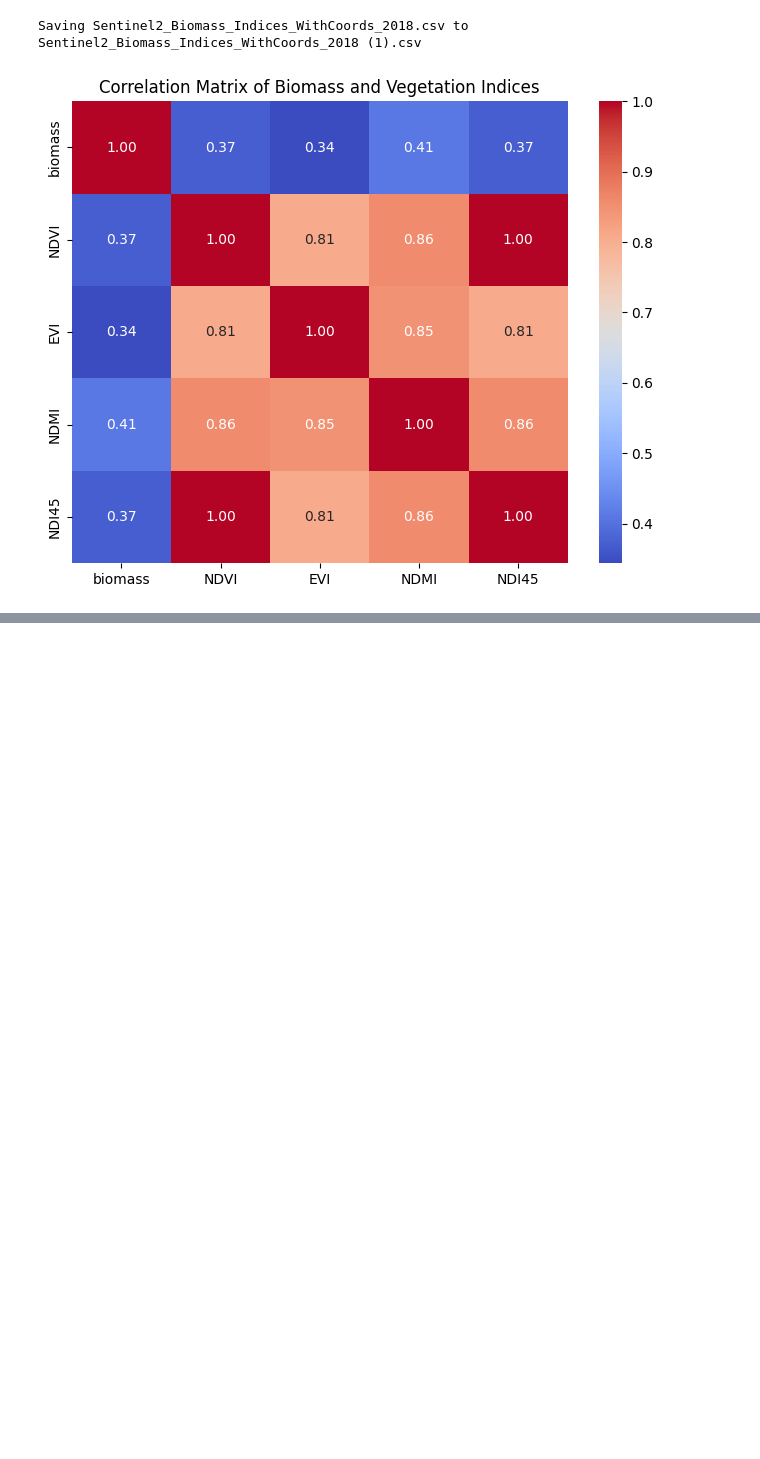
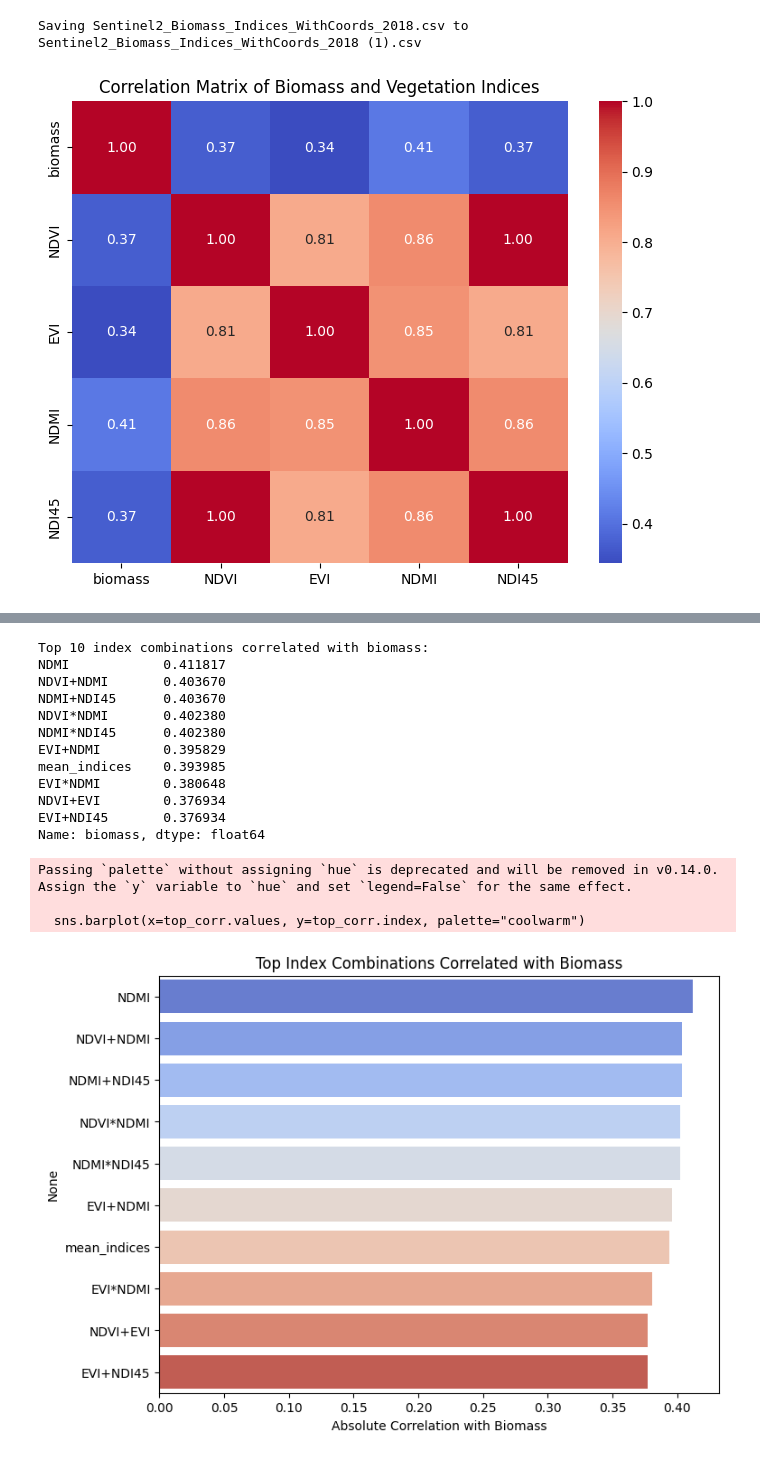
Before and after one commit to HEM2058/remotesening-app, a Jupyter notebook: biomass_script.ipynb, the cells around one changed output, grey strips where cells are left out. Drawn from its saved outputs; the diff is of its cells as text; code cells hidden in the pictures; blank space fills up the shorter version.

```diff
--- a/biomass_script.ipynb
+++ b/biomass_script.ipynb
@@ -31,0 +64,68 @@ Saving Sentinel2_Biomass_Indices_WithCoords_2018.csv to Sentinel2_Biomass_Indice
+# %%
+# Step 1: Import libraries
+import pandas as pd
+import seaborn as sns
+import matplotlib.pyplot as plt
+
+# Step 2: Load the dataset
+df = pd.read_csv('/content/Sentinel2_Biomass_Indices_WithCoords_2018.csv')
+
+# Step 3: Clean dataset (drop NaNs and coordinates)
+df_cleaned = df.dropna()
+df_filtered = df_cleaned.drop(['latitude', 'longitude'], axis=1)
+
+# Step 4: Extract indices names
+indices = ['NDVI', 'EVI', 'NDMI', 'NDI45']
+
+# Step 5: Create combinations
+df_comb = df_filtered.copy()
+
+# Sum of pairs
+for i in range(len(indices)):
+    for j in range(i+1, len(indices)):
+        df_comb[f'{indices[i]}+{indices[j]}'] = df_filtered[indices[i]] + df_filtered[indices[j]]
+
+# Product of pairs
+for i in range(len(indices)):
+    for j in range(i+1, len(indices)):
+        df_comb[f'{indices[i]}*{indices[j]}'] = df_filtered[indices[i]] * df_filtered[indices[j]]
+
+# Ratio of pairs (avoid division by zero)
+for i in range(len(indices)):
+    for j in range(i+1, len(indices)):
+        df_comb[f'{indices[i]}/{indices[j]}'] = df_filtered[indices[i]] / (df_filtered[indices[j]] + 1e-6)
+
+# Mean of all indices
+df_comb['mean_indices'] = df_filtered[indices].mean(axis=1)
+
+# Step 6: Calculate correlation with biomass
+correlations = df_comb.corr()['biomass'].drop('biomass')
+
+# Step 7: Display top 10 combinations
+top_corr = correlations.abs().sort_values(ascending=False).head(10)
+print("Top 10 index combinations correlated with biomass:")
+print(top_corr)
+
+# Optional: Visualize
+plt.figure(figsize=(8,6))
+sns.barplot(x=top_corr.values, y=top_corr.index, palette="coolwarm")
+plt.xlabel('Absolute Correlation with Biomass')
+plt.title('Top Index Combinations Correlated with Biomass')
+plt.show()
+# %% [output]
+Top 10 index combinations correlated with biomass:
+NDMI            0.411817
+NDVI+NDMI       0.403670
+NDMI+NDI45      0.403670
+NDVI*NDMI       0.402380
+NDMI*NDI45      0.402380
+EVI+NDMI        0.395829
+mean_indices    0.393985
+EVI*NDMI        0.380648
+NDVI+EVI        0.376934
+EVI+NDI45       0.376934
+Name: biomass, dtype: float64
+Passing `palette` without assigning `hue` is deprecated and will be removed in v0.14.0. Assign the `y` variable to `hue` and set `legend=False` for the same effect.
+
+  sns.barplot(x=top_corr.values, y=top_corr.index, palette="coolwarm")
+[figure, added]
```
Also changed, not shown: parts of 2 cells of this notebook.
